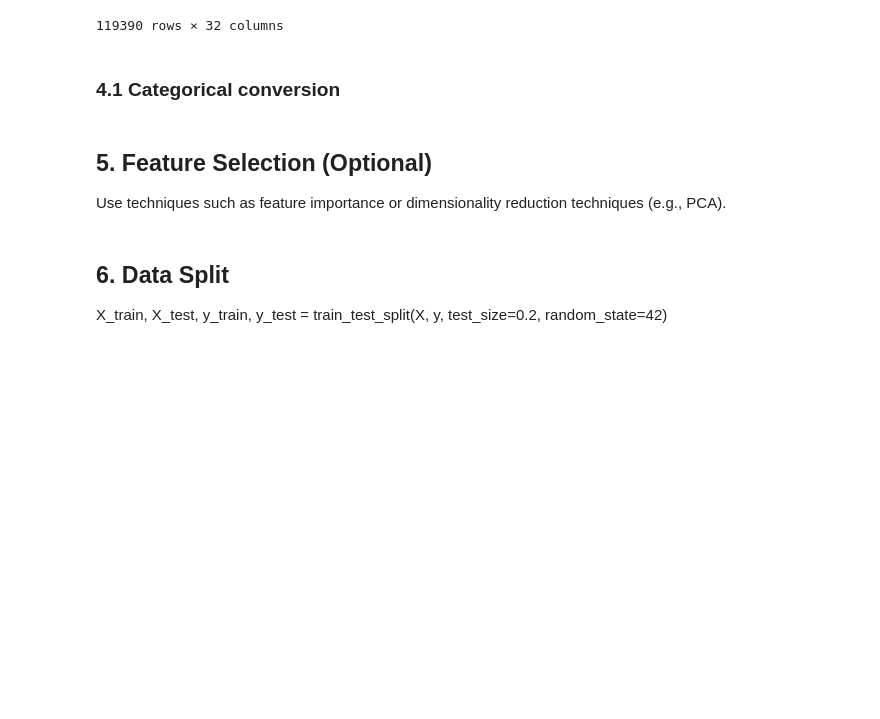
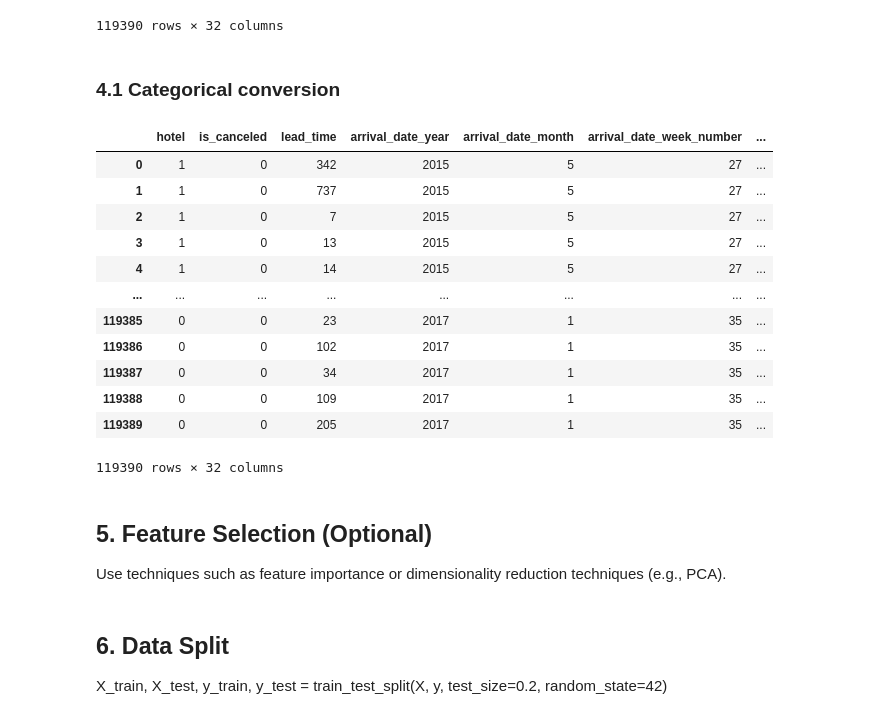
Before and after one commit to gsesa/ML_exercise, a Jupyter notebook: hotel-booking-data-analysis.ipynb, the cells around one changed output. Drawn from its saved outputs; the diff is of its cells as text; code cells hidden in the pictures; blank space fills up the shorter version.

Commit message:
Kaggle Notebook | Hotel booking Data Analysis | Version 11

```diff
--- a/hotel-booking-data-analysis.ipynb
+++ b/hotel-booking-data-analysis.ipynb
@@ -306,6 +306,35 @@ df_hotel_booking
 119390 rows × 32 columns
 # %% [markdown]
 ### 4.1 Categorical conversion
+# %%
+# We create a new dataframe to keep the data
+df_hotel_booking_2 = df_hotel_booking.copy()
+
+from sklearn.preprocessing import LabelEncoder
+
+label_encoders = {}  # Para almacenar cada encoder por columna
+
+for column in df_hotel_booking_2.select_dtypes(include=['object']).columns:
+    df_hotel_booking_2[column] = df_hotel_booking_2[column].astype(str)  # Convertir todo a str
+    le = LabelEncoder()
+    df_hotel_booking_2[column] = le.fit_transform(df_hotel_booking_2[column])
+    label_encoders[column] = le
+
+df_hotel_booking_2
+# %% [output]
+|  | hotel | is_canceled | lead_time | arrival_date_year | arrival_date_month | arrival_date_week_number | ... |
+| 0 | 1 | 0 | 342 | 2015 | 5 | 27 | ... |
+| 1 | 1 | 0 | 737 | 2015 | 5 | 27 | ... |
+| 2 | 1 | 0 | 7 | 2015 | 5 | 27 | ... |
+| 3 | 1 | 0 | 13 | 2015 | 5 | 27 | ... |
+| 4 | 1 | 0 | 14 | 2015 | 5 | 27 | ... |
+| ... | ... | ... | ... | ... | ... | ... | ... |
+| 119385 | 0 | 0 | 23 | 2017 | 1 | 35 | ... |
+| 119386 | 0 | 0 | 102 | 2017 | 1 | 35 | ... |
+| 119387 | 0 | 0 | 34 | 2017 | 1 | 35 | ... |
+| 119388 | 0 | 0 | 109 | 2017 | 1 | 35 | ... |
+| 119389 | 0 | 0 | 205 | 2017 | 1 | 35 | ... |
+119390 rows × 32 columns
 # %% [markdown]
 
 ## 5. Feature Selection (Optional)
```
